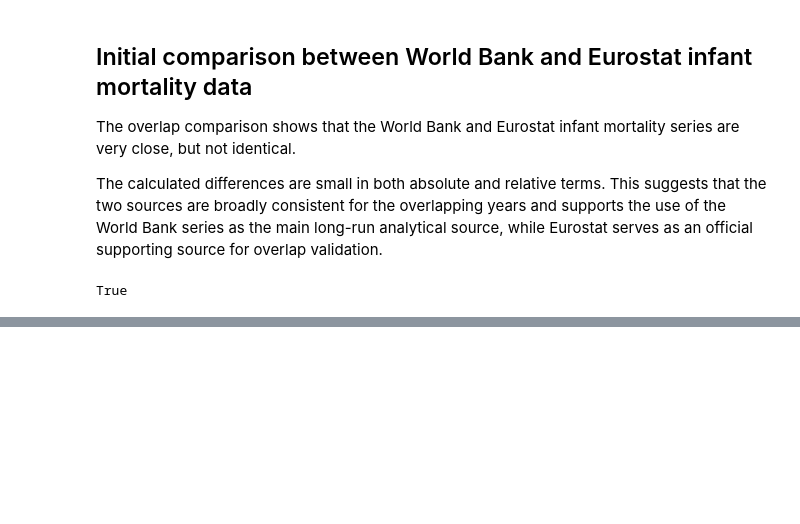
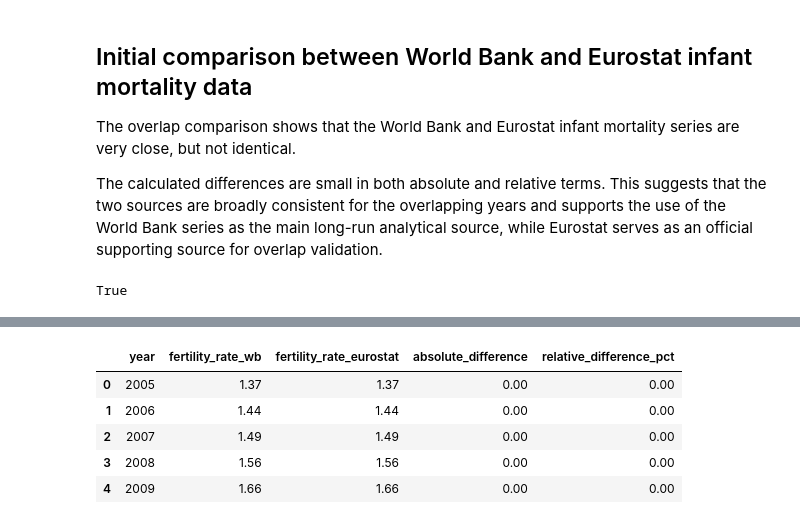
Before and after one commit to AleksM654/bulgaria-before-after-1989, a Jupyter notebook: notebooks/01_data_inspection_and_cleaning.ipynb, the cells around one changed output, grey strips where cells are left out. Saved outputs shown, nothing was run; the diff lists cells and outputs as text; code cells hidden in the pictures; blank space fills up the shorter version.

```diff
--- a/notebooks/01_data_inspection_and_cleaning.ipynb
+++ b/notebooks/01_data_inspection_and_cleaning.ipynb
@@ -1024,0 +1047,18 @@ True
+# %%
+# clean the Eurostat total fertility rate table and convert it into a simple year-based working dataset
+
+fertility_eurostat_clean = fertility_eurostat[["TIME_PERIOD", "OBS_VALUE"]].copy()
+
+fertility_eurostat_clean = fertility_eurostat_clean.rename(
+    columns={
+        "TIME_PERIOD": "year",
+        "OBS_VALUE": "fertility_rate_eurostat"
+    }
+)
+
+fertility_eurostat_clean["year"] = pd.to_numeric(fertility_eurostat_clean["year"])
+fertility_eurostat_clean["fertility_rate_eurostat"] = pd.to_numeric(
+    fertility_eurostat_clean["fertility_rate_eurostat"]
+)
+
+fertility_eurostat_clean.head()
@@ -1024,0 +1072,38 @@ True
+# %%
+# save the cleaned Eurostat fertility table and compare it with the World Bank fertility series over overlapping years
+
+fertility_eurostat_clean.to_csv(
+    "data/processed/fertility_eurostat_clean.csv",
+    index=False
+)
+
+wb_fertility = wb_transposed[["year", "fertility_rate"]].copy()
+wb_fertility = wb_fertility.rename(
+    columns={"fertility_rate": "fertility_rate_wb"}
+)
+
+fertility_comparison = pd.merge(
+    wb_fertility,
+    fertility_eurostat_clean,
+    on="year",
+    how="inner"
+)
+
+fertility_comparison["absolute_difference"] = (
+    fertility_comparison["fertility_rate_wb"]
+    - fertility_comparison["fertility_rate_eurostat"]
+)
+
+fertility_comparison["relative_difference_pct"] = (
+    fertility_comparison["absolute_difference"]
+    / fertility_comparison["fertility_rate_eurostat"]
+) * 100
+
+fertility_comparison.head()
+# %% [output]
+|  | year | fertility_rate_wb | fertility_rate_eurostat | absolute_difference | relative_difference_pct |
+| 0 | 2005 | 1.37 | 1.37 | 0.00 | 0.00 |
+| 1 | 2006 | 1.44 | 1.44 | 0.00 | 0.00 |
+| 2 | 2007 | 1.49 | 1.49 | 0.00 | 0.00 |
+| 3 | 2008 | 1.56 | 1.56 | 0.00 | 0.00 |
+| 4 | 2009 | 1.66 | 1.66 | 0.00 | 0.00 |
```
Also changed, not shown: parts of 6 cells of this notebook, 2 other files.
